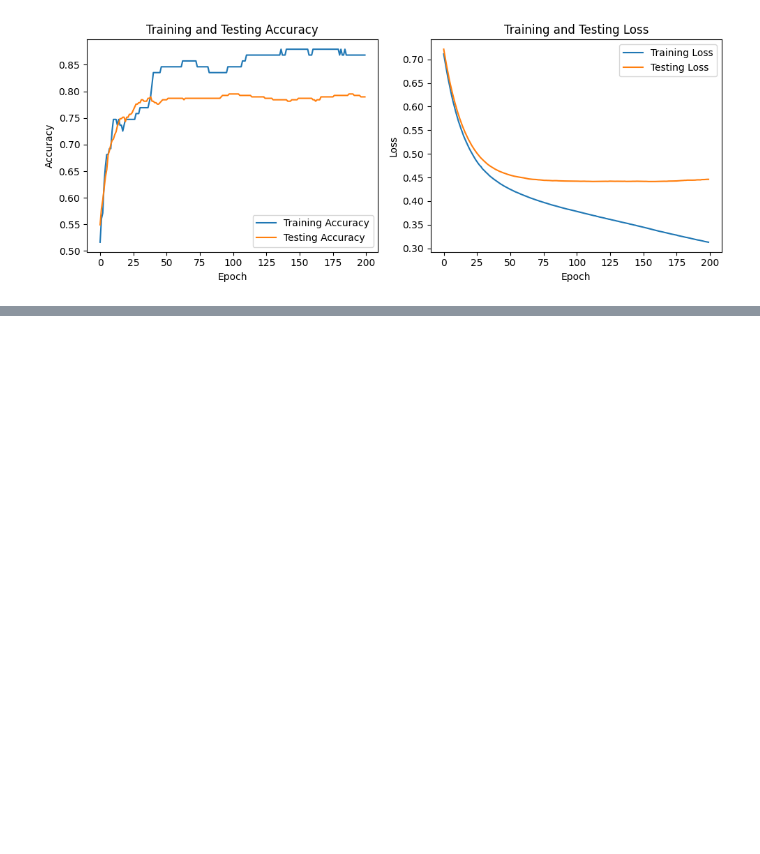
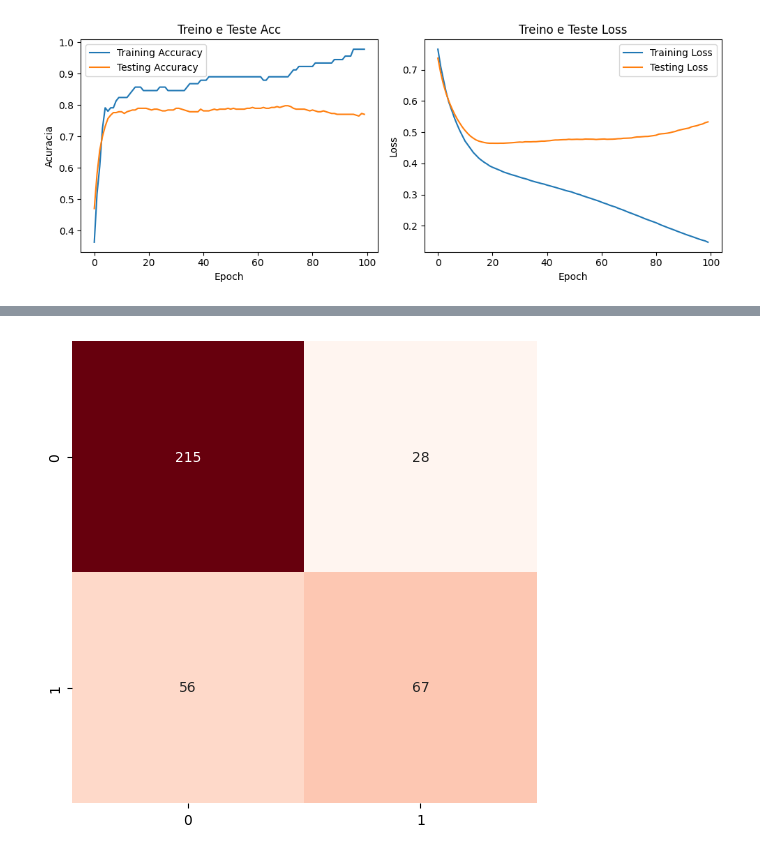
Before and after one commit to felipeVsc/dl_project, a Jupyter notebook: keras.ipynb, the cells around one changed output, grey strips where cells are left out. Drawn from its saved outputs; the diff is of its cells as text; code cells hidden in the pictures; blank space fills up the shorter version.

```diff
--- a/keras.ipynb
+++ b/keras.ipynb
@@ -2,13 +2,14 @@
 import tensorflow as tf
 import matplotlib.pyplot as plt
 import seaborn as sns
-import sklearn.metrics as sk_metrics
 from sklearn.model_selection import train_test_split
 import pandas as pd
 from sklearn.preprocessing import StandardScaler
-
+from sklearn.metrics import confusion_matrix, roc_curve, auc
 
 data = pd.read_csv('diabetes.csv')
+
+# Pre processamento
 
 feature_cols = ['Pregnancies', 'Glucose',  'SkinThickness', 'BMI', 'DiabetesPedigreeFunction','Age']
 f2 = ['Pregnancies', 'Glucose',  'SkinThickness', 'BMI', 'DiabetesPedigreeFunction','Age','Outcome']
@@ -19,50 +20,72 @@ X = X.drop(columns=['Outcome'])
 
 X_train, X_test, y_train, y_test = train_test_split(X, y, test_size=0.8, random_state=42)
 
-# Normalização dos recursos
 scaler = StandardScaler()
 X_train = scaler.fit_transform(X_train)
 X_test = scaler.transform(X_test)
 
-# Crie um modelo de regressão logística simples com TensorFlow e Keras
-model = tf.keras.Sequential([
-    tf.keras.layers.Input(shape=(X_train.shape[1],)),
-    tf.keras.layers.Dense(16, activation='relu'),
+
+# Modelo
+keras_model = tf.keras.Sequential([
+    tf.keras.layers.Dense(64, activation='relu'),
+    tf.keras.layers.Dense(32, activation='relu'),
     tf.keras.layers.Dense(8, activation='tanh'),
-    tf.keras.layers.Dense(1, activation='sigmoid')
+    tf.keras.layers.Dense(1,activation='sigmoid')
 ])
 
-# Compile o modelo
-model.compile(optimizer='adam', loss='binary_crossentropy', metrics=['accuracy'])
+keras_model.compile(optimizer='adam', loss='binary_crossentropy', metrics=['accuracy'])
+history = keras_model.fit(X_train, y_train,epochs=100, verbose=2, validation_data=(X_test, y_test))
 
-# Treine o modelo
-history = model.fit(X_train, y_train, epochs=200, verbose=2, validation_data=(X_test, y_test))
+# Acuracia
 
-# Plot training and testing accuracy
 plt.figure(figsize=(10, 4))
 plt.subplot(1, 2, 1)
 plt.plot(history.history['accuracy'], label='Training Accuracy')
 plt.plot(history.history['val_accuracy'], label='Testing Accuracy')
 plt.xlabel('Epoch')
-plt.ylabel('Accuracy')
-plt.title('Training and Testing Accuracy')
+plt.ylabel('Acuracia')
+plt.title('Treino e Teste Acc')
 plt.legend()
 
-# Plot training and testing loss
 plt.subplot(1, 2, 2)
 plt.plot(history.history['loss'], label='Training Loss')
 plt.plot(history.history['val_loss'], label='Testing Loss')
 plt.xlabel('Epoch')
 plt.ylabel('Loss')
-plt.title('Training and Testing Loss')
+plt.title('Treino e Teste Loss')
 plt.legend()
 
 plt.tight_layout()
 plt.show()
 
-# Avalie o modelo no conjunto de teste
-loss, accuracy = model.evaluate(X_test, y_test)
+loss, accuracy = keras_model.evaluate(X_test, y_test)
 print(f'Loss: {loss:.4f}, Accuracy: {accuracy * 100:.2f}%')
 
-tf.keras.utils.plot_model(model, "my_first_model.png")
+# Matriz
+y_pred = (keras_model.predict(X_test) > 0.5).astype(int)
+cm = confusion_matrix(y_test, y_pred)
+
+plt.figure(figsize=(6, 6))
+sns.heatmap(cm, annot=True, fmt='d', cmap='Reds', cbar=False,
+            xticklabels=['0', '1'], yticklabels=['0', '1'])
+plt.show()
+
+
+# ROC
+y_prob = keras_model.predict(X_test)
+
+fpr, tpr, thresholds = roc_curve(y_test, y_prob)
+
+roc_auc = auc(fpr, tpr)
+
+plt.figure(figsize=(8, 6))
+plt.plot(fpr, tpr, color='red', lw=2, label=f'ROC curve (AUC = {roc_auc:.2f})')
+plt.plot([0, 1], [0, 1], color='yellow', lw=2, linestyle='--')
+plt.xlim([0.0, 1.0])
+plt.ylim([0.0, 1.05])
+plt.xlabel('False Positive Rate')
+plt.ylabel('True Positive Rate')
+plt.title('Receiver Operating Characteristic (ROC) Curve')
+plt.legend(loc='lower right')
+plt.show()
 # %% [output]
@@ -86 +109 @@ Epoch 200/200
-[figure, old version]
+[figure, new version]
@@ -89,0 +113 @@ You must install pydot (`pip install pydot`) and install graphviz (see instructi
+[figure, added]
```
Also changed, not shown: parts of 1 cell of this notebook, 2 other files.
